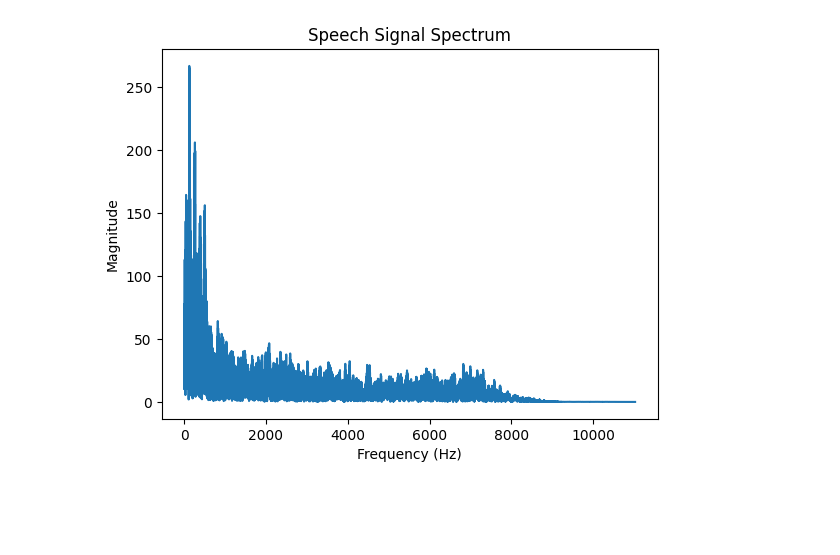
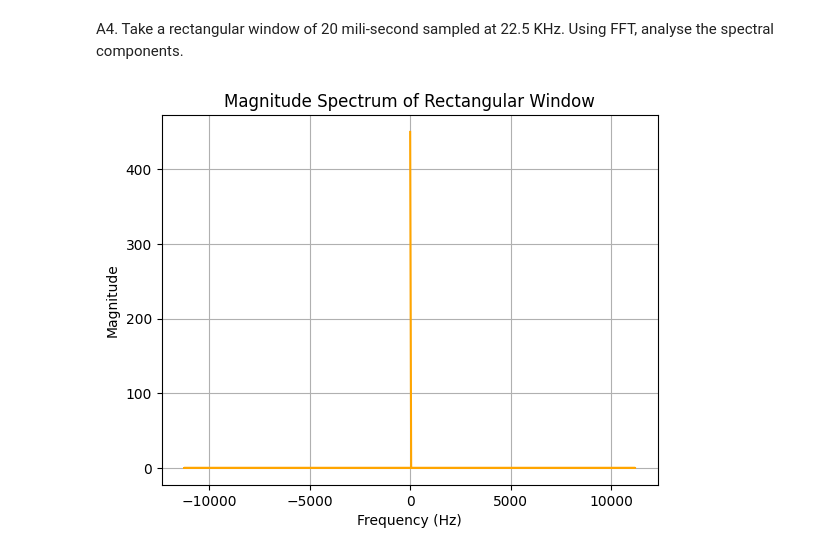
Before and after one commit to siddartha21132/AI-in-Speech-Processing, a Jupyter notebook: 21132_Lab4.ipynb, the cells around one changed output. Drawn from its saved outputs; the diff is of its cells as text; code cells hidden in the pictures; blank space fills up the shorter version.

```diff
--- a/21132_Lab4.ipynb
+++ b/21132_Lab4.ipynb
@@ -38,21 +111,25 @@ plt.show()
+# %% [markdown]
+A4. Take a rectangular window of 20 mili-second sampled at 22.5 KHz. Using FFT, analyse the spectral components.
 # %%
-import librosa
 import numpy as np
 import matplotlib.pyplot as plt
 
-audio_data, sampling_rate = librosa.load("Siddartha.wav")
 
-fft_result = np.fft.fft(audio_data)
-positive_freqs = fft_result[:len(fft_result) // 2]
+sampling_rate = 22500
+window_duration = 0.02
 
-magnitude_spectrum = np.abs(positive_freqs)
+window_size = int(window_duration * sampling_rate)
+rectangular_window = np.ones(window_size)
 
-frequency_axis = np.linspace(0, sampling_rate / 2, len(positive_freqs))
+fft_result = np.fft.fft(rectangular_window)
 
-plt.plot(frequency_axis, magnitude_spectrum)
-plt.xlabel("Frequency (Hz)")
-plt.ylabel("Magnitude")
-plt.title("Speech Signal Spectrum")
+frequencies = np.fft.fftfreq(window_size, 1 / sampling_rate)
+
+plt.plot(frequencies, np.abs(fft_result),color = "orange")
+plt.title('Magnitude Spectrum of Rectangular Window')
+plt.xlabel('Frequency (Hz)')
+plt.ylabel('Magnitude')
+plt.grid(True)
 plt.show()
 # %% [output]
-[figure, old version]
+[figure, new version]
```
Also changed, not shown: parts of 14 cells of this notebook.
